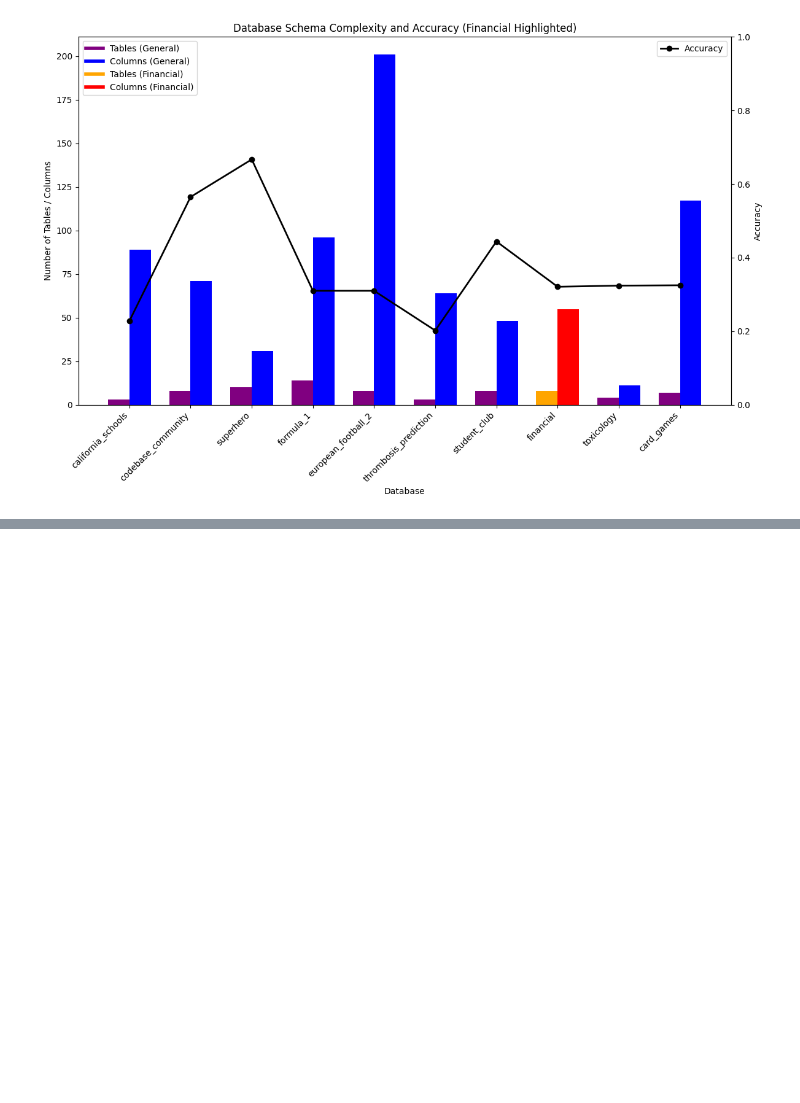
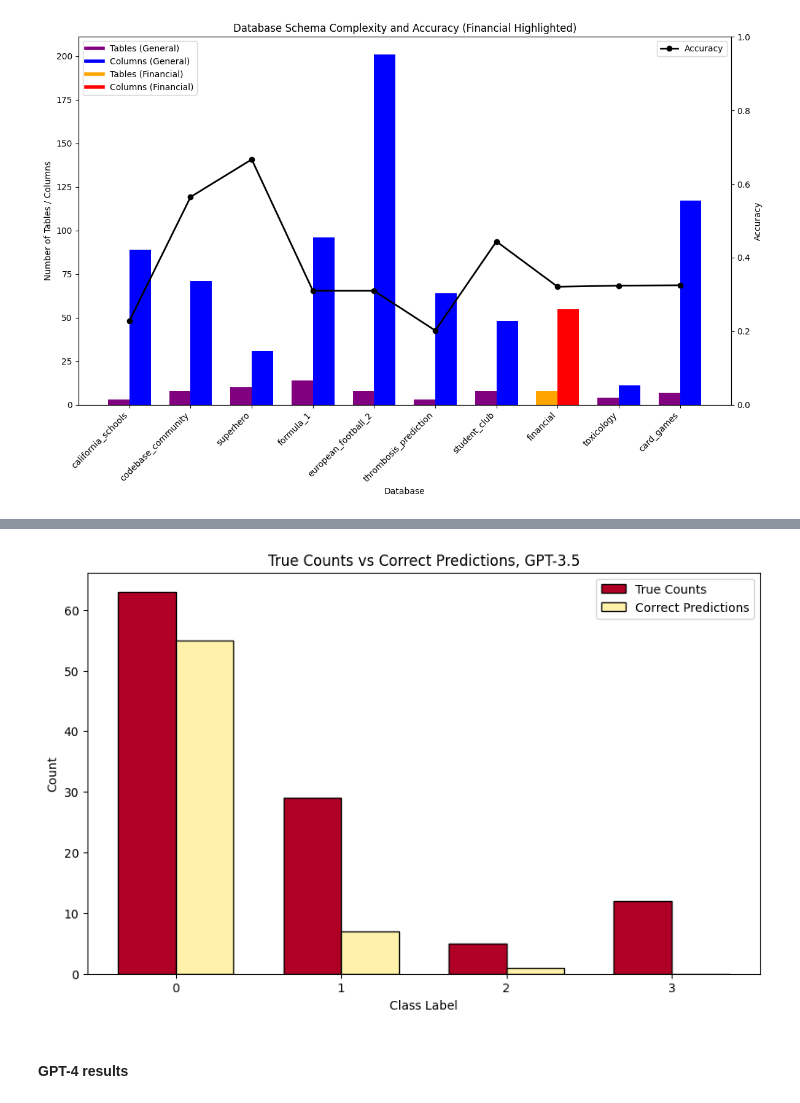
Before and after one commit to niklaswretblad/text-to-SQL-master-thesis, a Jupyter notebook: plots/plots.ipynb, the cells around one changed output, grey strips where cells are left out. Drawn from its saved outputs; the diff is of its cells as text; code cells hidden in the pictures; blank space fills up the shorter version.

```diff
--- a/plots/plots.ipynb
+++ b/plots/plots.ipynb
@@ -426,0 +464,37 @@ plt.show()
+# %%
+annotation_counts =  {0: 63, 1: 29, 2: 5, 3: 12}
+annotation_counts_list =list(annotation_counts.values())
+
+# Create a new matrix for comparison
+comparison_matrix = np.vstack((annotation_counts_list, np.diag(confusion_matrix)))
+
+# Define the labels for the heatmap
+categories = ['True Counts', 'Correct Predictions']
+
+# For the bar chart, we will plot the same data
+plt.figure(figsize=(10, 6))
+# Setting the positions and width for the bars
+positions = np.arange(len(labels))
+width = 0.35
+
+cmap = plt.cm.YlOrRd
+light_yellow = cmap(0.1)  # Light yellow from the lower end
+deep_red = cmap(0.9)  # Deep red from the higher end
+
+# Plotting the bars for true counts and correct predictions
+plt.bar(positions - width/2, annotation_counts_list, width=width, label='True Counts', color=deep_red, edgecolor='black')
+plt.bar(positions + width/2, np.diag(confusion_matrix), width=width, label='Correct Predictions', color=light_yellow, edgecolor='black')
+
+# Adding labels and title
+plt.xlabel('Class Label')
+plt.ylabel('Count')
+plt.title('True Counts vs Correct Predictions, GPT-3.5')
+plt.xticks(positions, labels)
+plt.legend()
+
+# Display the bar chart
+plt.show()
+# %% [output]
+[figure, added]
+# %% [markdown]
+#### GPT-4 results
```
Also changed, not shown: parts of 12 cells of this notebook, 5 other files.
